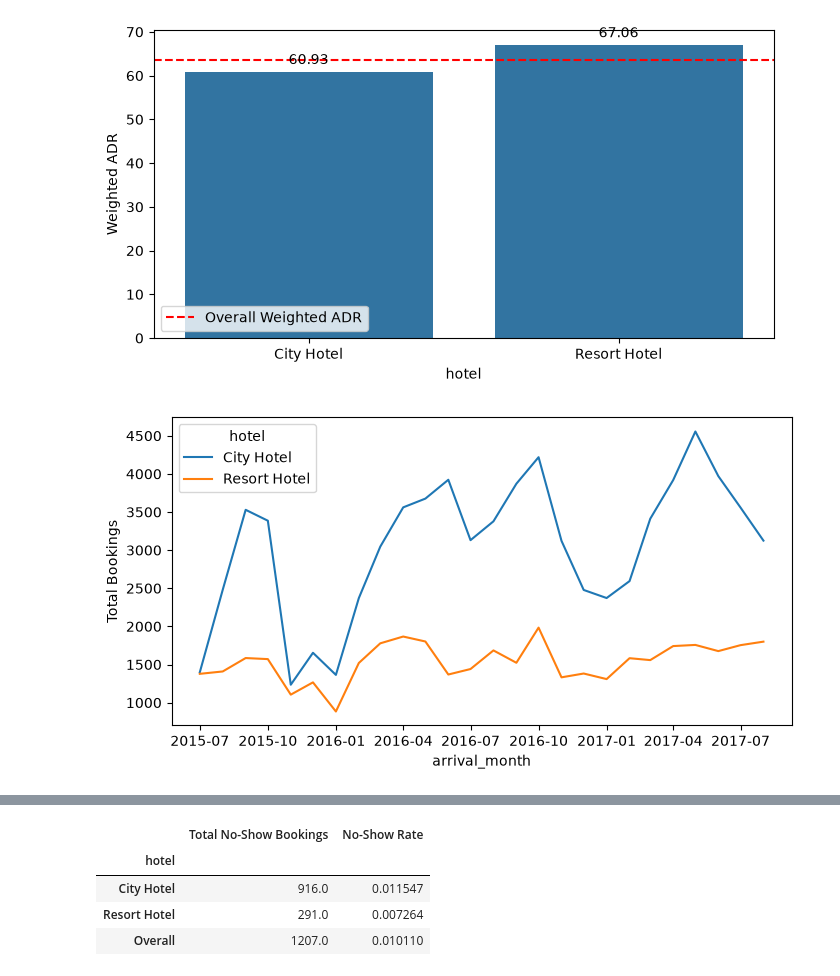
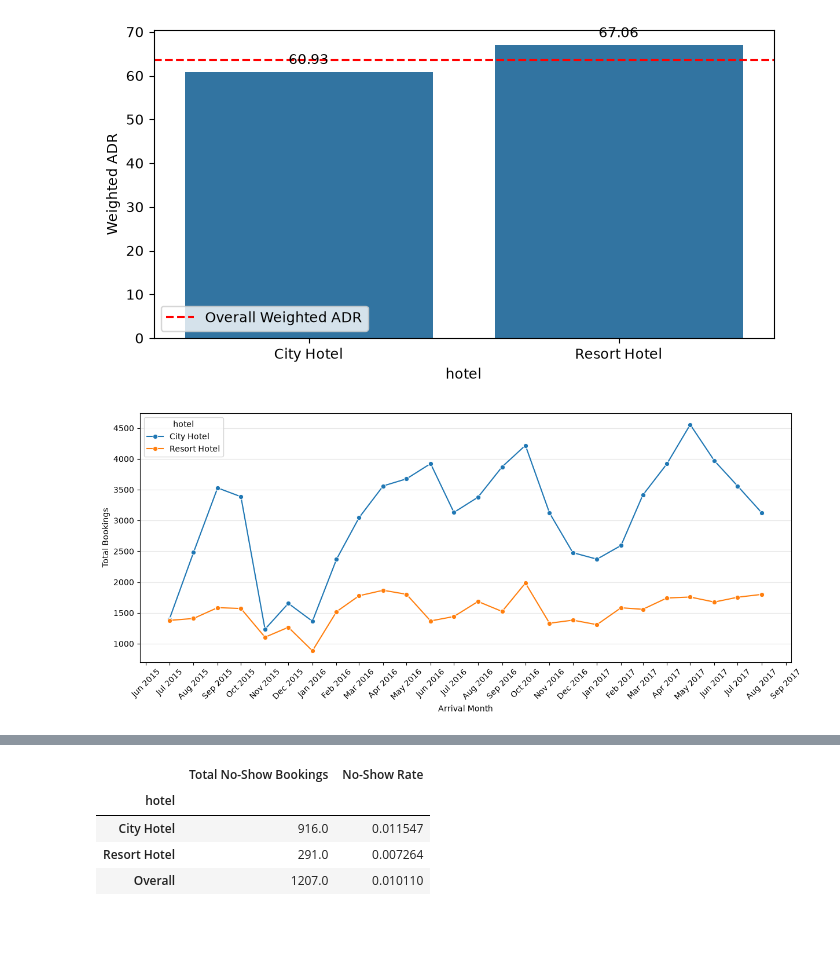
Before and after one commit to NgocYTran/hotel-booking-analysis, a Jupyter notebook: notebooks/02_exploratory_data_analysis.ipynb, the cells around one changed output, grey strips where cells are left out. Drawn from its saved outputs; the diff is of its cells as text; code cells hidden in the pictures; blank space fills up the shorter version.

```diff
--- a/notebooks/02_exploratory_data_analysis.ipynb
+++ b/notebooks/02_exploratory_data_analysis.ipynb
@@ -155,13 +151,27 @@ plt.legend()
 # %%
 # Monthly trend
 df['arrival_date'] = df['arrival_date_year'].astype(str) + '-' + df['arrival_date_month'] + '-' + df['arrival_date_day_of_month'].astype(str)
 df['arrival_date'] = pd.to_datetime(df['arrival_date'],format='%Y-%B-%d')
 
 df['arrival_month'] = df['arrival_date'].dt.to_period('M')
-monthly_bookings = df.groupby(['arrival_month','hotel']).size().reset_index(name='Total Bookings')
+monthly_bookings = df.groupby(
+    ['arrival_month','hotel']).size().reset_index(name='Total Bookings')
 monthly_bookings['arrival_month'] = monthly_bookings['arrival_month'].dt.to_timestamp()
 
-plt.figure(figsize=(8,4))
-ax = sns.lineplot(data=monthly_bookings,x='arrival_month',y='Total Bookings',hue='hotel')
+plt.figure(figsize=(12,5))
+plt.xticks(rotation=45)
+plt.tight_layout()
+plt.grid(axis='y',alpha=0.3)
+plt.xlabel('Arrival Month')
+
+ax = sns.lineplot(
+    data=monthly_bookings,
+    x='arrival_month',
+    y='Total Bookings',
+    hue='hotel',
+    marker='o')
+
+ax.xaxis.set_major_formatter(mdates.DateFormatter('%b %Y'))
+ax.xaxis.set_major_locator(mdates.MonthLocator(interval=1))
 # %% [output]
-[figure, old version]
+[figure, new version]
```
Also changed, not shown: parts of 7 cells of this notebook.
